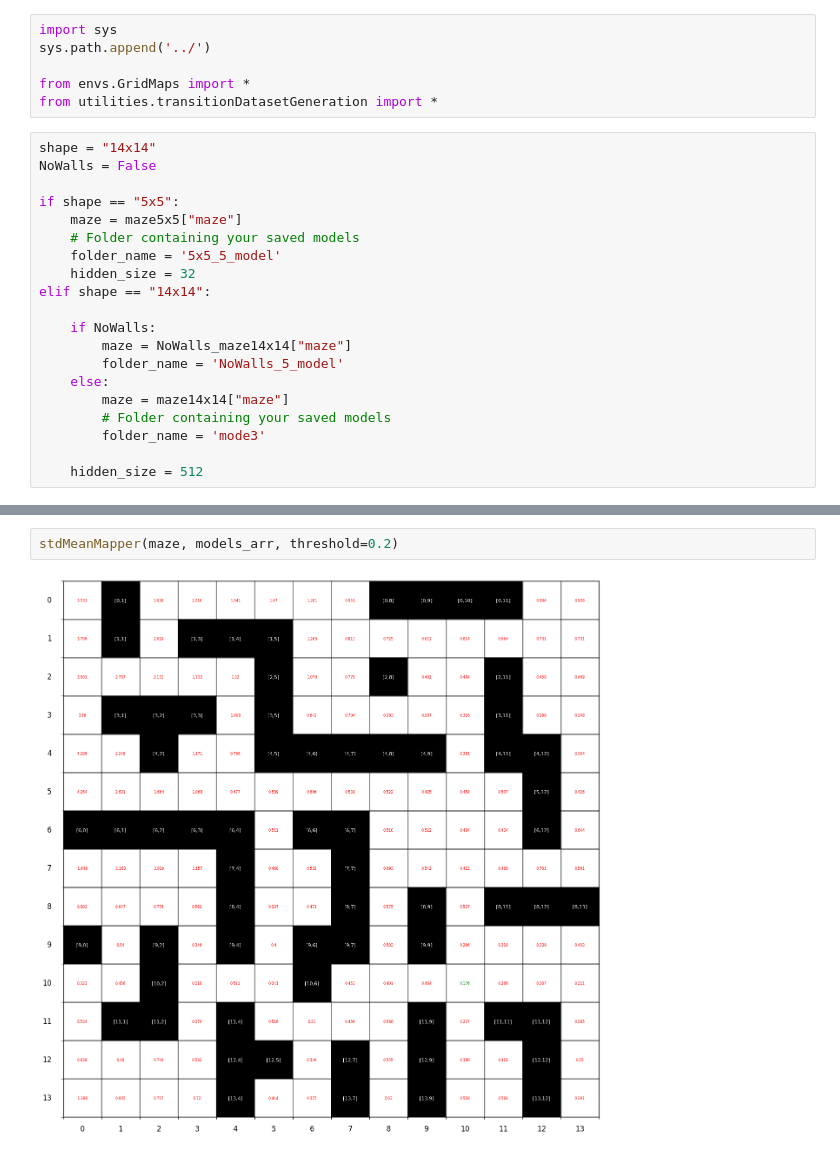
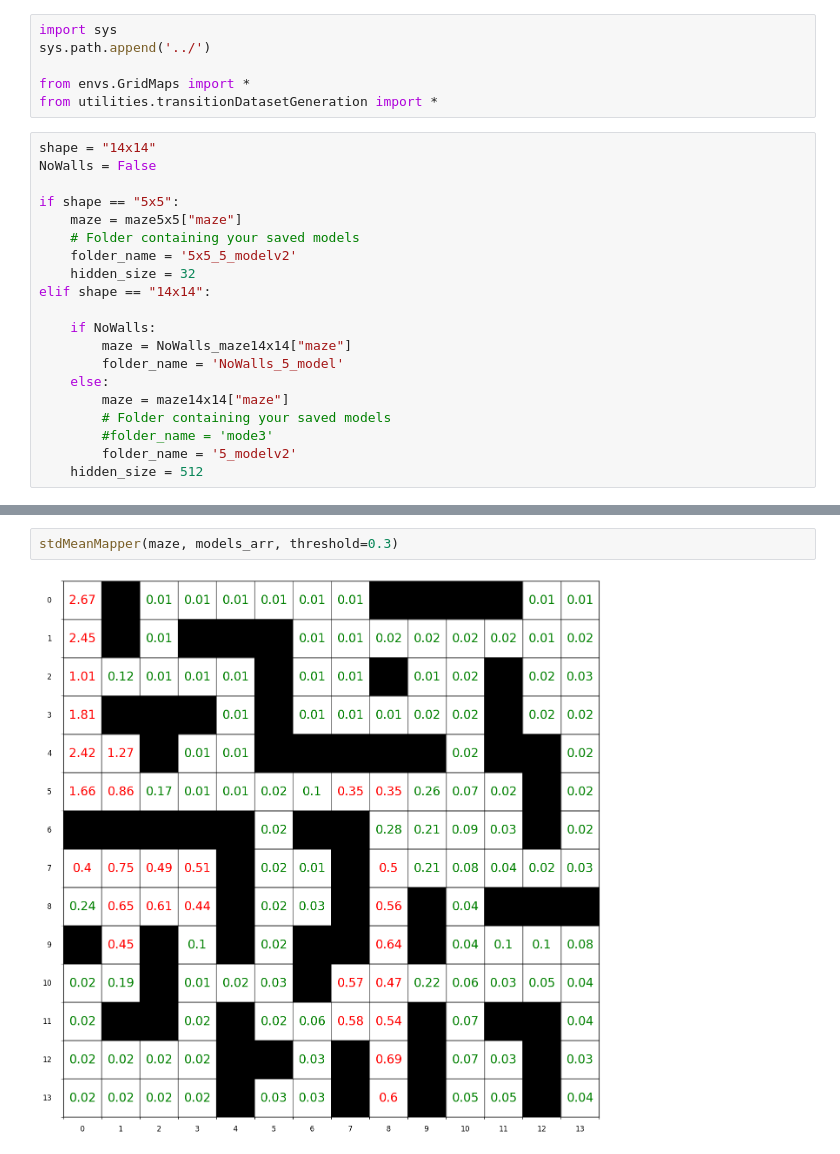
Before and after one commit to salvalago23/TFG_Salvador_Perez_GR, a Jupyter notebook: src2/3_Visualization.ipynb, the cells around one changed output, grey strips where cells are left out. Saved outputs shown, nothing was run; the diff lists cells and outputs as text.

```diff
--- a/src2/3_Visualization.ipynb
+++ b/src2/3_Visualization.ipynb
@@ -11,7 +11,7 @@ NoWalls = False
 if shape == "5x5":
     maze = maze5x5["maze"]
     # Folder containing your saved models
-    folder_name = '5x5_5_model'
+    folder_name = '5x5_5_modelv2'
     hidden_size = 32
 elif shape == "14x14":
 
@@ -21,8 +21,8 @@ elif shape == "14x14":
     else:
         maze = maze14x14["maze"]
         # Folder containing your saved models
-        folder_name = 'mode3'
-
+        #folder_name = 'mode3'
+        folder_name = '5_modelv2'
     hidden_size = 512
 # %%
 plot_train_losses(folder_name)
@@ -50,4 +50,4 @@ stdMapper(maze, models_arr, threshold=0.3)
 # %%
-stdMeanMapper(maze, models_arr, threshold=0.2)
+stdMeanMapper(maze, models_arr, threshold=0.3)
 # %% [output]
-[figure, old version]
+[figure, new version]
```
Also changed, not shown: parts of 4 cells of this notebook, 24 other files.
